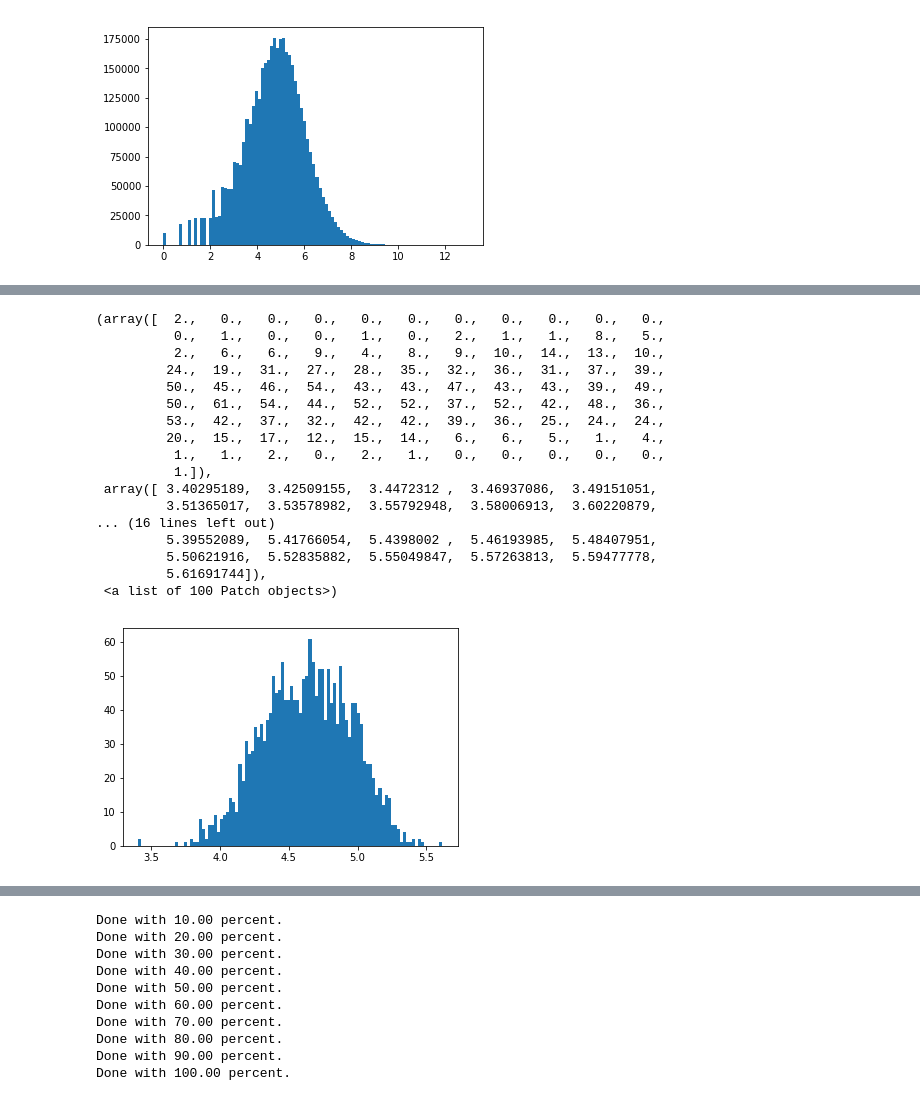
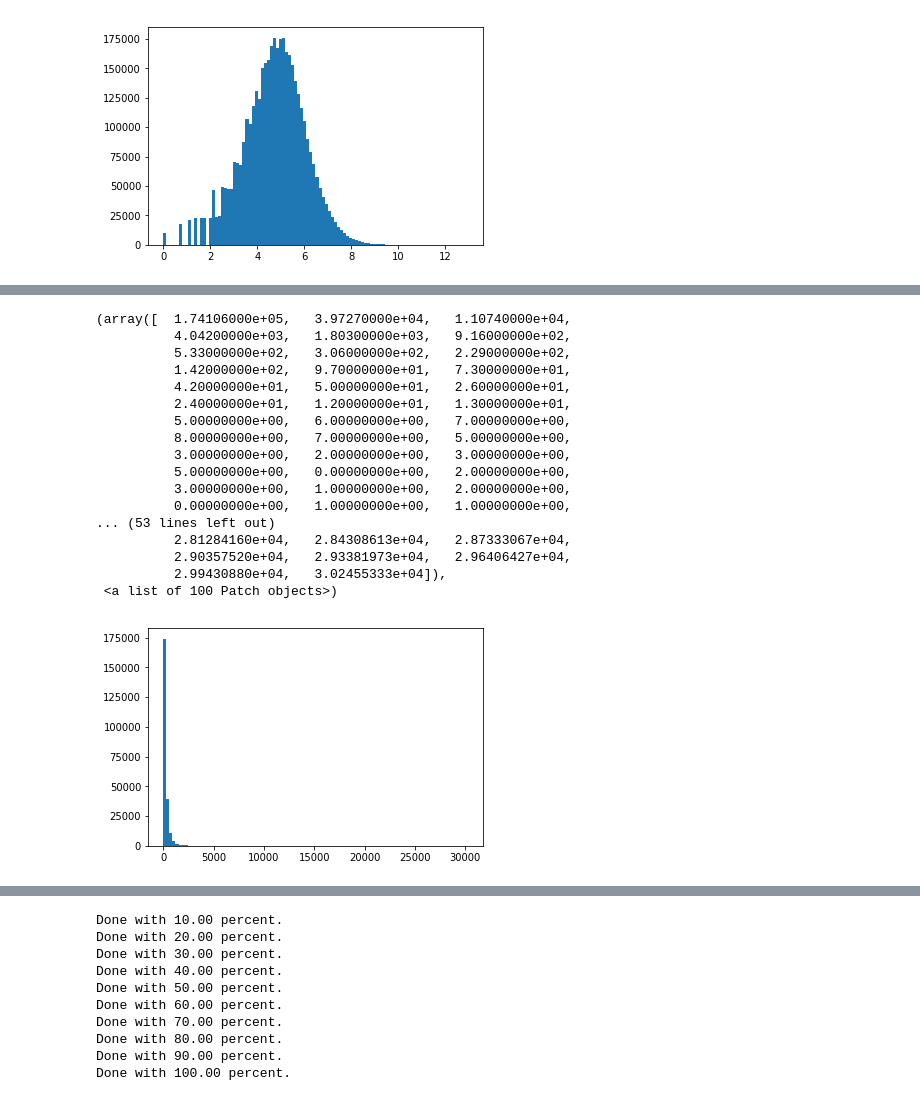
Before and after one commit to kandluis/ipython, a Jupyter notebook: Wikipedia API.ipynb, the cells around one changed output, grey strips where cells are left out. Cells and saved outputs as stored; diff of their text form; code cells hidden in the pictures.

```diff
--- a/Wikipedia API.ipynb
+++ b/Wikipedia API.ipynb
@@ -486,21 +309,0 @@ cleaned_by_artist_avg = cleaned_train.groupby('artist').mean()
-# %%
-plt.hist(cleaned_by_artist_avg['log_plays'], bins=100)
-# %% [output]
-(array([  2.,   0.,   0.,   0.,   0.,   0.,   0.,   0.,   0.,   0.,   0.,
-          0.,   1.,   0.,   0.,   1.,   0.,   2.,   1.,   1.,   8.,   5.,
-          2.,   6.,   6.,   9.,   4.,   8.,   9.,  10.,  14.,  13.,  10.,
-         24.,  19.,  31.,  27.,  28.,  35.,  32.,  36.,  31.,  37.,  39.,
-         50.,  45.,  46.,  54.,  43.,  43.,  47.,  43.,  43.,  39.,  49.,
-         50.,  61.,  54.,  44.,  52.,  52.,  37.,  52.,  42.,  48.,  36.,
-         53.,  42.,  37.,  32.,  42.,  42.,  39.,  36.,  25.,  24.,  24.,
-         20.,  15.,  17.,  12.,  15.,  14.,   6.,   6.,   5.,   1.,   4.,
-          1.,   1.,   2.,   0.,   2.,   1.,   0.,   0.,   0.,   0.,   0.,
-          1.]),
- array([ 3.40295189,  3.42509155,  3.4472312 ,  3.46937086,  3.49151051,
-         3.51365017,  3.53578982,  3.55792948,  3.58006913,  3.60220879,
-... (16 lines left out)
-         5.39552089,  5.41766054,  5.4398002 ,  5.46193985,  5.48407951,
-         5.50621916,  5.52835882,  5.55049847,  5.57263813,  5.59477778,
-         5.61691744]),
- <a list of 100 Patch objects>)
-[figure, removed]
@@ -666,0 +310,22 @@ def extract_expected_and_preds(predictions, df, column='log_plays'):
+# %%
+# plot the average for plays.
+plt.hist(by_user['plays'], bins=100)
+# %% [output]
+(array([  1.74106000e+05,   3.97270000e+04,   1.10740000e+04,
+          4.04200000e+03,   1.80300000e+03,   9.16000000e+02,
+          5.33000000e+02,   3.06000000e+02,   2.29000000e+02,
+          1.42000000e+02,   9.70000000e+01,   7.30000000e+01,
+          4.20000000e+01,   5.00000000e+01,   2.60000000e+01,
+          2.40000000e+01,   1.20000000e+01,   1.30000000e+01,
+          5.00000000e+00,   6.00000000e+00,   7.00000000e+00,
+          8.00000000e+00,   7.00000000e+00,   5.00000000e+00,
+          3.00000000e+00,   2.00000000e+00,   3.00000000e+00,
+          5.00000000e+00,   0.00000000e+00,   2.00000000e+00,
+          3.00000000e+00,   1.00000000e+00,   2.00000000e+00,
+          0.00000000e+00,   1.00000000e+00,   1.00000000e+00,
+... (53 lines left out)
+          2.81284160e+04,   2.84308613e+04,   2.87333067e+04,
+          2.90357520e+04,   2.93381973e+04,   2.96406427e+04,
+          2.99430880e+04,   3.02455333e+04]),
+ <a list of 100 Patch objects>)
+[figure, added]
```
Also changed, not shown: parts of 82 cells of this notebook.
